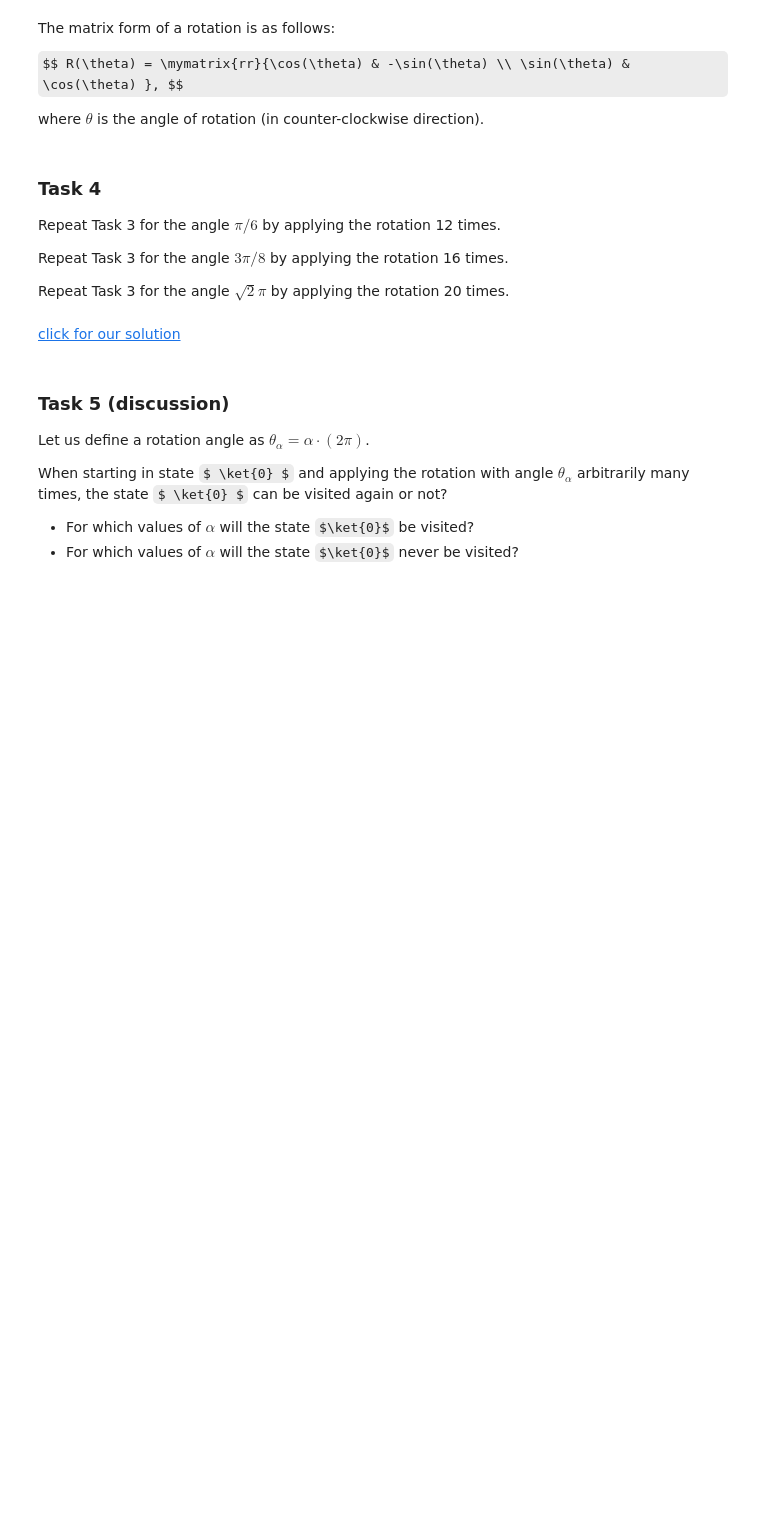
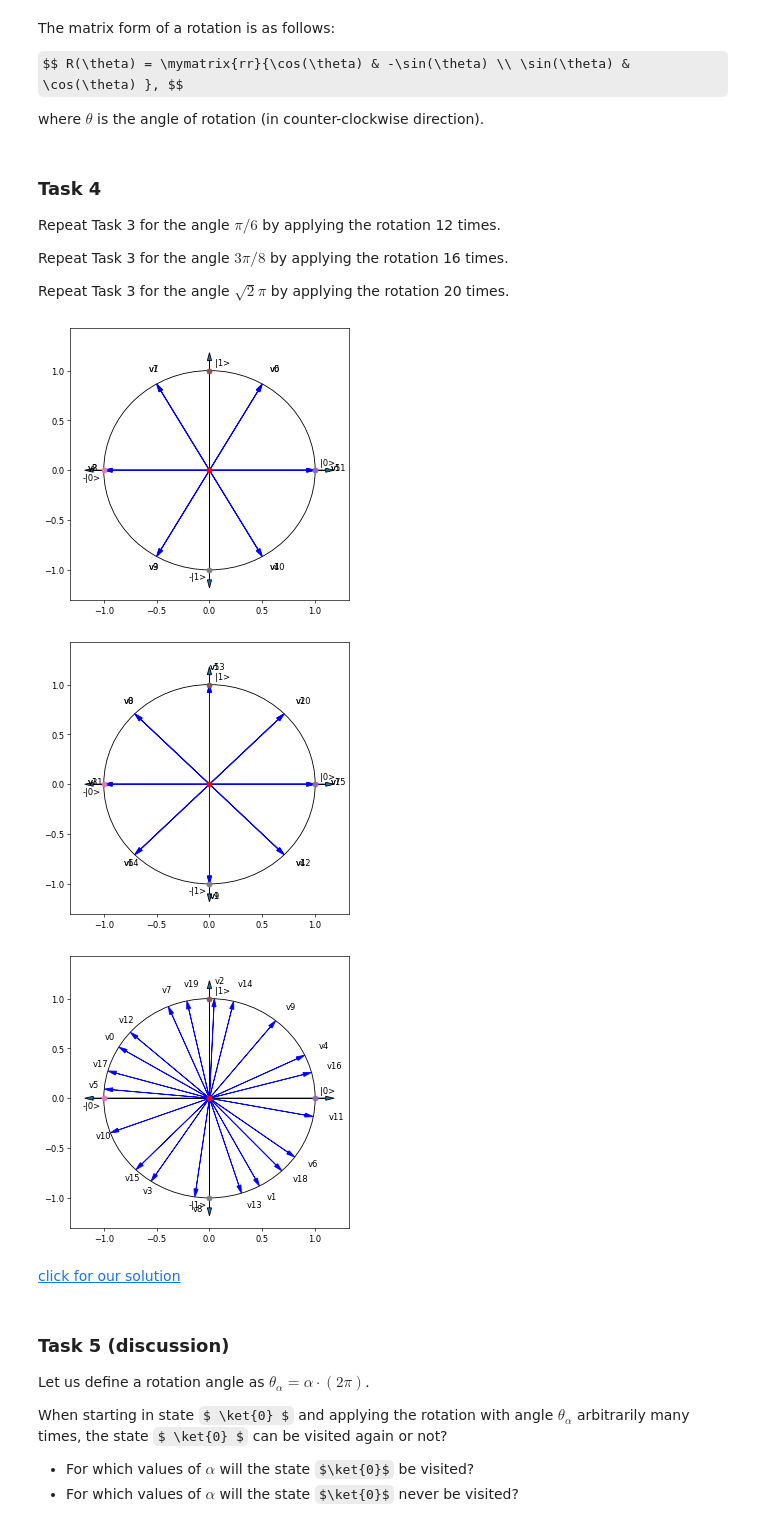
Before and after one commit to dev-aditya/QWorld_Summer_School_2021, a Jupyter notebook: quantum-with-qiskit/Q44_Rotations.ipynb, the cells around one changed output. Drawn from its saved outputs; the diff is of its cells as text; code cells hidden in the pictures; some formulas as TeX source; blank space fills up the shorter version.

```diff
--- a/quantum-with-qiskit/Q44_Rotations.ipynb
+++ b/quantum-with-qiskit/Q44_Rotations.ipynb
@@ -167,3 +196,28 @@ draw_quantum_state(x,y,"v0")
+# %%
+from qiskit import QuantumCircuit, QuantumRegister, Aer, execute, ClassicalRegister
+#pi = np.pi
+
+def rotate_qbit(theta, n):
+    %run quantum.py
+
+    draw_qubit()
+    qb = QuantumRegister(1)
+    cb = ClassicalRegister(1)
+
+    qc = QuantumCircuit(qb, cb)
+
+    for i in range(n):
+        qc.ry(2*(theta), qb[0])
+
+        #qc.measure(qb, cb)
+
+        job = execute(qc,Aer.get_backend('statevector_simulator'),optimization_level=0)
+
+        current_quantum_state = job.result().get_statevector(qc)
+
+        #print(current_quantum_state, "\n")
+
+        draw_quantum_state(current_quantum_state[0].real,current_quantum_state[1].real,f"v{i}")
 # %% [markdown]
 <a href="Q44_Rotations_Solutions.ipynb#task3">click for our solution</a>
 # %% [markdown]
@@ -189,3 +239,11 @@ Repeat Task 3 for the angle $ \sqrt{2}\pi $ by applying the rotation 20 times.
+# %%
+for i, j in zip([pi/6, 3*pi/8, np.sqrt(2)*pi], [12, 16, 20]):
+    #print(i, j)
+    rotate_qbit(2*i, j)
+# %% [output]
+[figure, added]
+[figure, added]
+[figure, added]
 # %% [markdown]
 <a href="Q44_Rotations_Solutions.ipynb#task4">click for our solution</a>
 # %% [markdown]
```
Also changed, not shown: parts of 8 cells of this notebook, 18 other files.
